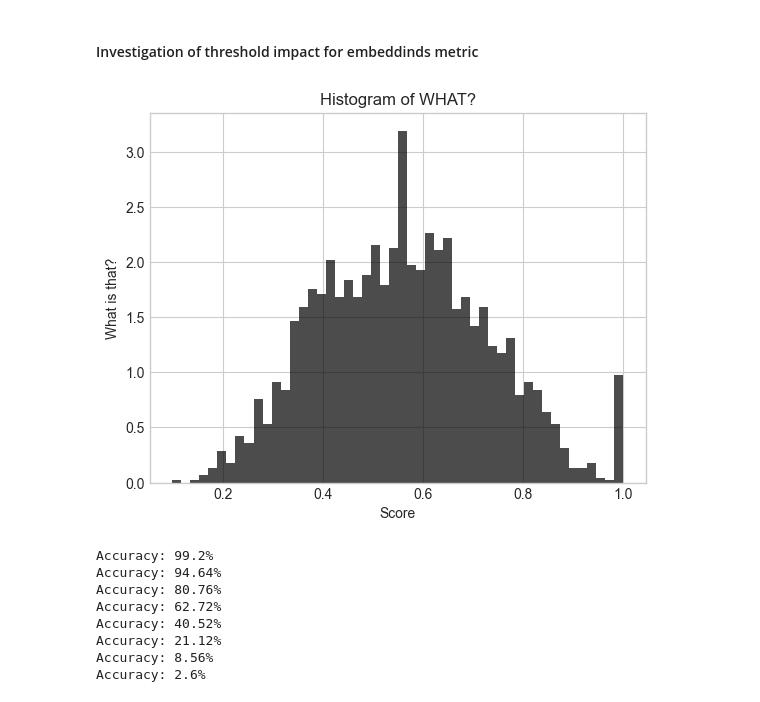
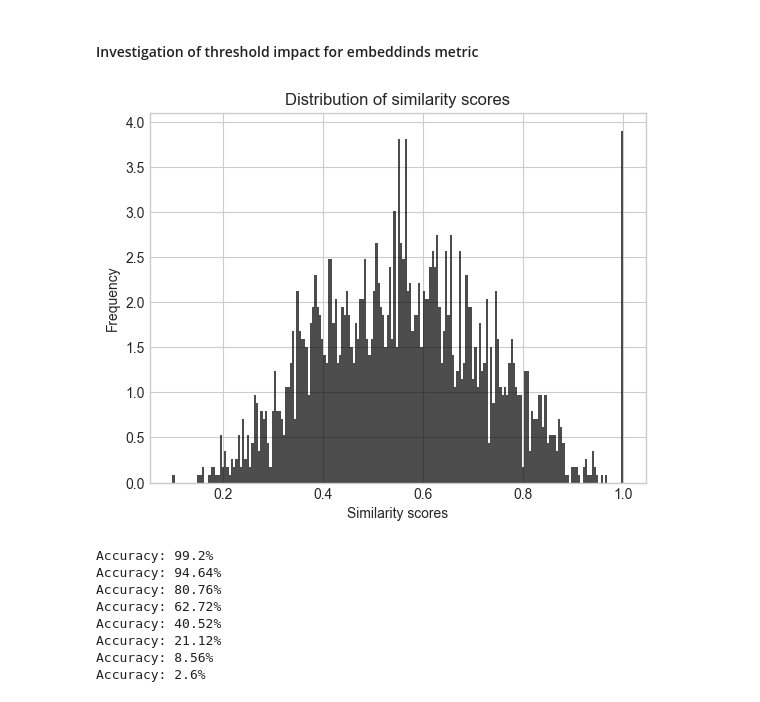
Before and after one commit to MisterXY89/TUW-ML-3, a Jupyter notebook: ml3.ipynb, the cells around one changed output. Cells and saved outputs as stored; diff of their text form; code cells hidden in the pictures.

Commit message:
clean & new image

```diff
--- a/ml3.ipynb
+++ b/ml3.ipynb
@@ -122,17 +129,18 @@ Accuracy: 21.12%
 # %%
 with plt.style.context("seaborn-whitegrid"):
     _, ax = plt.subplots()
     ax.hist(x=list(scores),
-            bins=50,
+            bins=200,
             density=.5,
             alpha=.7,
             color="black")
-    ax.set_xlabel("Score")
-    ax.set_ylabel("What is that?")
-    ax.set_title("Histogram of WHAT?")
+    ax.set_xlabel("Similarity scores")
+    ax.set_ylabel("Frequency")
+    ax.set_title("Distribution of similarity scores")
+    plt.savefig("images/sim_scores_distr.pdf")
     plt.show()
 # %% [output]
-[figure, old version]
+[figure, new version]
 # %%
 acc_list = []
 
```
Also changed, not shown: parts of 1 cell of this notebook, 1 other file.
